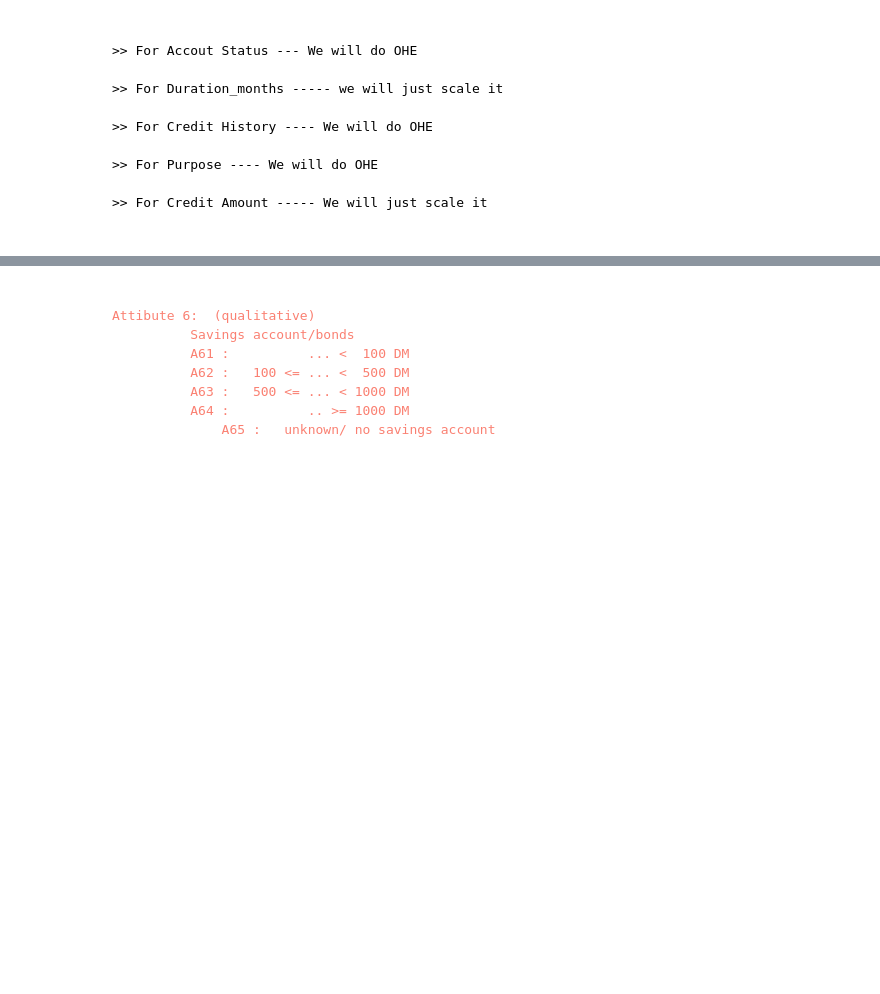
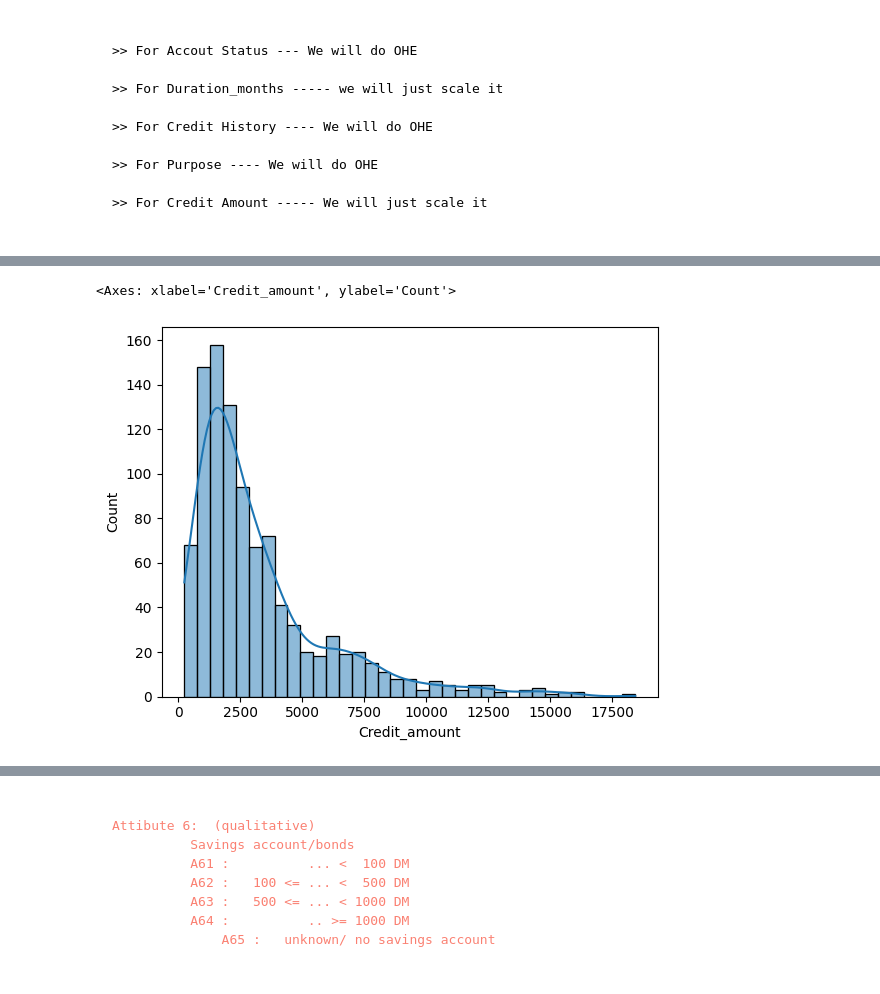
Before and after one commit to ashiq-km/Credit-Risk-Analysis---German-Bank-, a Jupyter notebook: notebooks/data_exploration.ipynb, the cells around one changed output, grey strips where cells are left out. Cells and saved outputs as stored; diff of their text form; code cells hidden in the pictures; blank space fills up the shorter version.

```diff
--- a/notebooks/data_exploration.ipynb
+++ b/notebooks/data_exploration.ipynb
@@ -401,0 +462,5 @@ german_data.head()
+# %%
+sns.histplot(german_data["Credit_amount"], kde=True)
+# %% [output]
+<Axes: xlabel='Credit_amount', ylabel='Count'>
+[figure, added]
```
Also changed, not shown: parts of 34 cells of this notebook, 1 other file.
